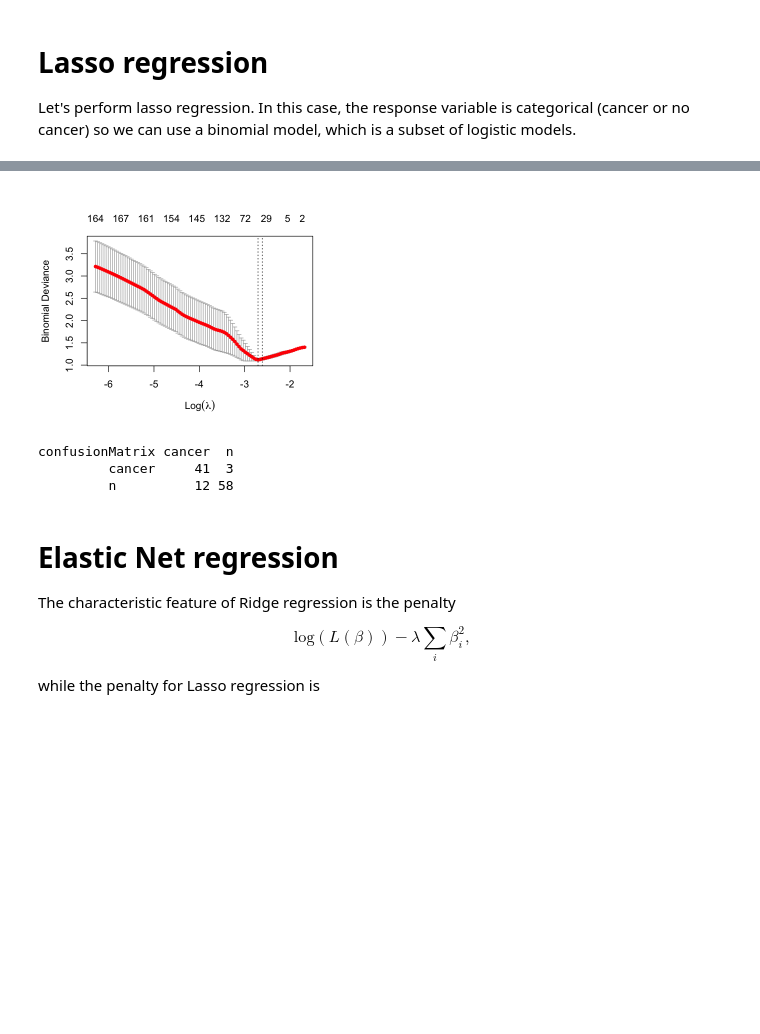
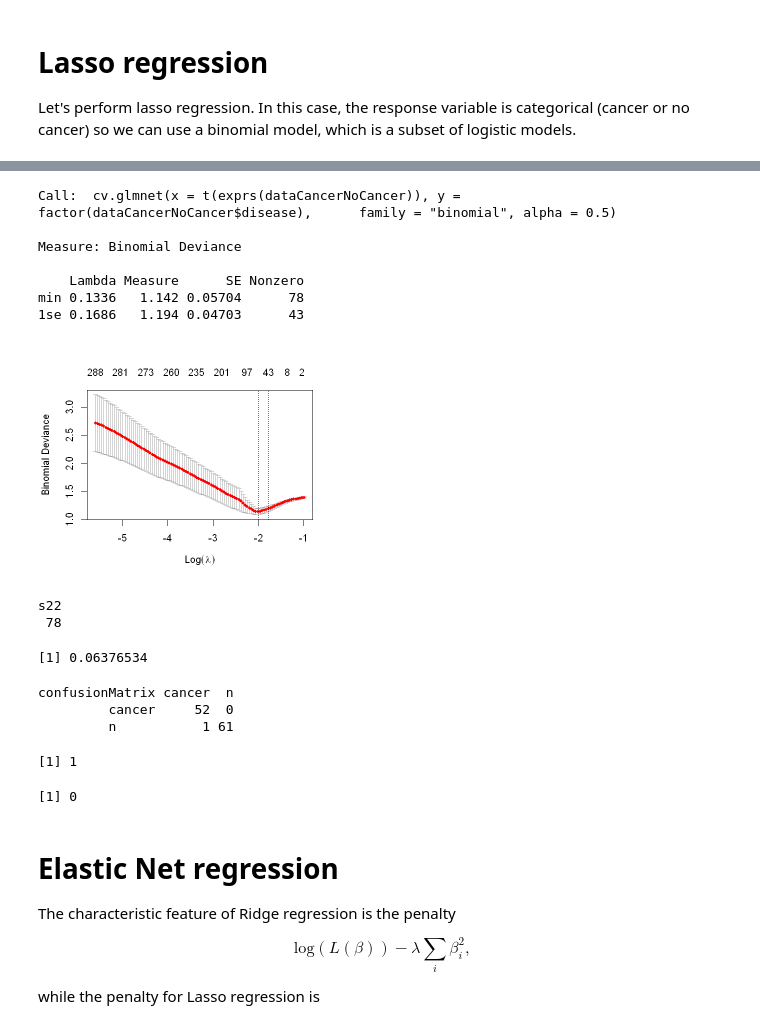
Before and after one commit to pderdeyn/Math227C, a Jupyter notebook: ProblemSets_PartII/Math227C20Sp_P10_ElasticNet.ipynb, the cells around one changed output, grey strips where cells are left out. Cells and saved outputs as stored; diff of their text form; code cells hidden in the pictures; blank space fills up the shorter version.

```diff
--- a/ProblemSets_PartII/Math227C20Sp_P10_ElasticNet.ipynb
+++ b/ProblemSets_PartII/Math227C20Sp_P10_ElasticNet.ipynb
@@ -202,18 +218,47 @@ plot(lassoFit, xvar = "lambda", label = TRUE)
 # %%
 crossValidationOutput <- cv.glmnet(y=factor(dataCancerNoCancer$disease),
-                                   x=t(exprs(dataCancerNoCancer)), family="binomial")
+                                   x=t(exprs(dataCancerNoCancer)), family="binomial",alpha=0.5)
 
 plot(crossValidationOutput)
+crossValidationOutput
 # %% [output]
+Call:  cv.glmnet(x = t(exprs(dataCancerNoCancer)), y = factor(dataCancerNoCancer$disease),      family = "binomial", alpha = 0.5)
+
+Measure: Binomial Deviance
+
+    Lambda Measure      SE Nonzero
+min 0.1336   1.142 0.05704      78
+1se 0.1686   1.194 0.04703      43
-[figure, old version]
+[figure, new version]
+# %%
+bestLambda=crossValidationOutput$lambda.min
+lambdas<-crossValidationOutput$lambda
+bestIndex <- which(lambdas==bestLambda)
+crossValidationOutput$nzero[bestIndex]
+# %% [output]
+s22
+ 78
+# %%
+bestLambda = crossValidationOutput$lambda.min
+bestLambda
+# %% [output]
+[1] 0.06376534
 # %%
 bestLambda = crossValidationOutput$lambda.min
 confusionMatrix = predict(lassoFit, newx = t(exprs(dataCancerNoCancer)), type="class",s=bestLambda)
-table(confusionMatrix, dataCancerNoCancer$disease)
+tab<-table(confusionMatrix, dataCancerNoCancer$disease)
-# %% [output]
-confusionMatrix cancer  n
-         cancer     41  3
-         n          12 58
+# %%
+tab
+# %% [output]
+confusionMatrix cancer  n
+         cancer     52  0
+         n           1 61
+# %%
+fp<-tab[2,1]
+fn<-tab[1,2]
+# %% [output]
+[1] 1
+[1] 0
 # %% [markdown]
 # Elastic Net regression
 
```
Also changed, not shown: parts of 10 cells of this notebook.
